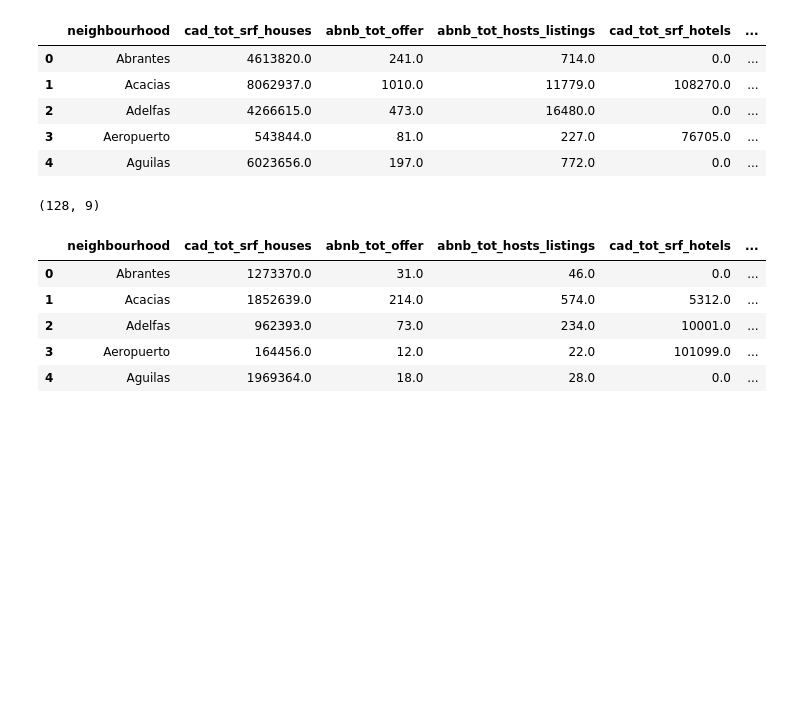
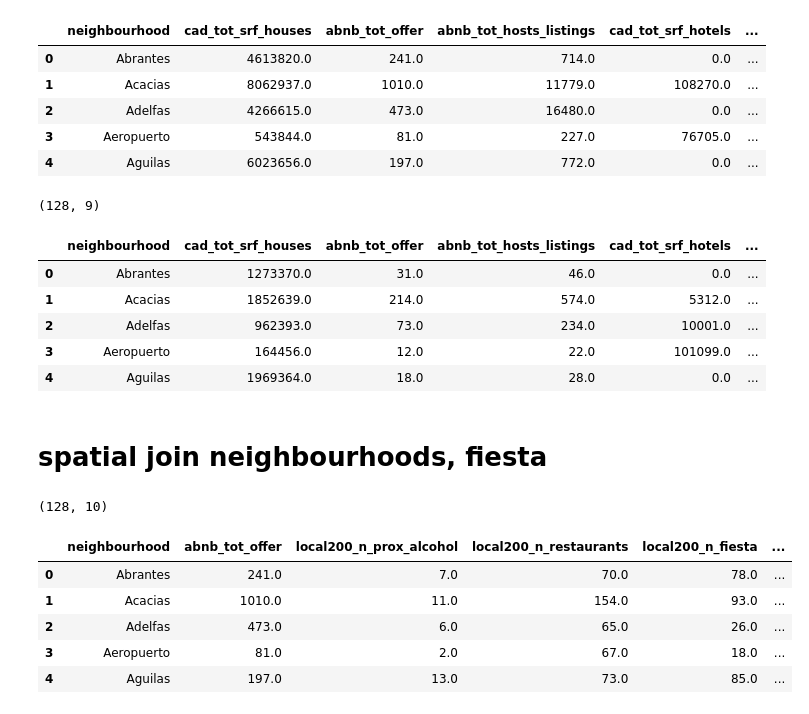
Before and after one commit to annassanchez/Turistificacion, a Jupyter notebook: notebooks/3_h3_grid.ipynb, the cells around one changed output. Drawn from its saved outputs; the diff is of its cells as text; code cells hidden in the pictures; blank space fills up the shorter version.

Commit message:
added process for new dataframe

```diff
--- a/notebooks/3_h3_grid.ipynb
+++ b/notebooks/3_h3_grid.ipynb
@@ -185,3 +185,17 @@ neighborhood_2017_sleep.head()
 # %%
 gpd.GeoDataFrame(neighborhood_2017_sleep, geometry=neighborhood_2017_sleep['geometry']).to_file('../output/maps/grid_sleep_2017.geojson')
 gpd.GeoDataFrame(neighborhood_2023_sleep, geometry=neighborhood_2023_sleep['geometry']).to_file('../output/maps/grid_sleep_2023.geojson')
+# %% [markdown]
+# spatial join neighbourhoods, fiesta
+# %%
+neighborhood_2023_fiesta = se.neighborhoodsFiesta(neighborhoods, grid_2023, 2023)
+print(neighborhood_2023_fiesta.shape)
+neighborhood_2023_fiesta.head()
+# %% [output]
+(128, 10)
+|  | neighbourhood | abnb_tot_offer | local200_n_prox_alcohol | local200_n_restaurants | local200_n_fiesta | ... |
+| 0 | Abrantes | 241.0 | 7.0 | 70.0 | 78.0 | ... |
+| 1 | Acacias | 1010.0 | 11.0 | 154.0 | 93.0 | ... |
+| 2 | Adelfas | 473.0 | 6.0 | 65.0 | 26.0 | ... |
+| 3 | Aeropuerto | 81.0 | 2.0 | 67.0 | 18.0 | ... |
+| 4 | Aguilas | 197.0 | 13.0 | 73.0 | 85.0 | ... |
```
Also changed, not shown: parts of 2 cells of this notebook.
